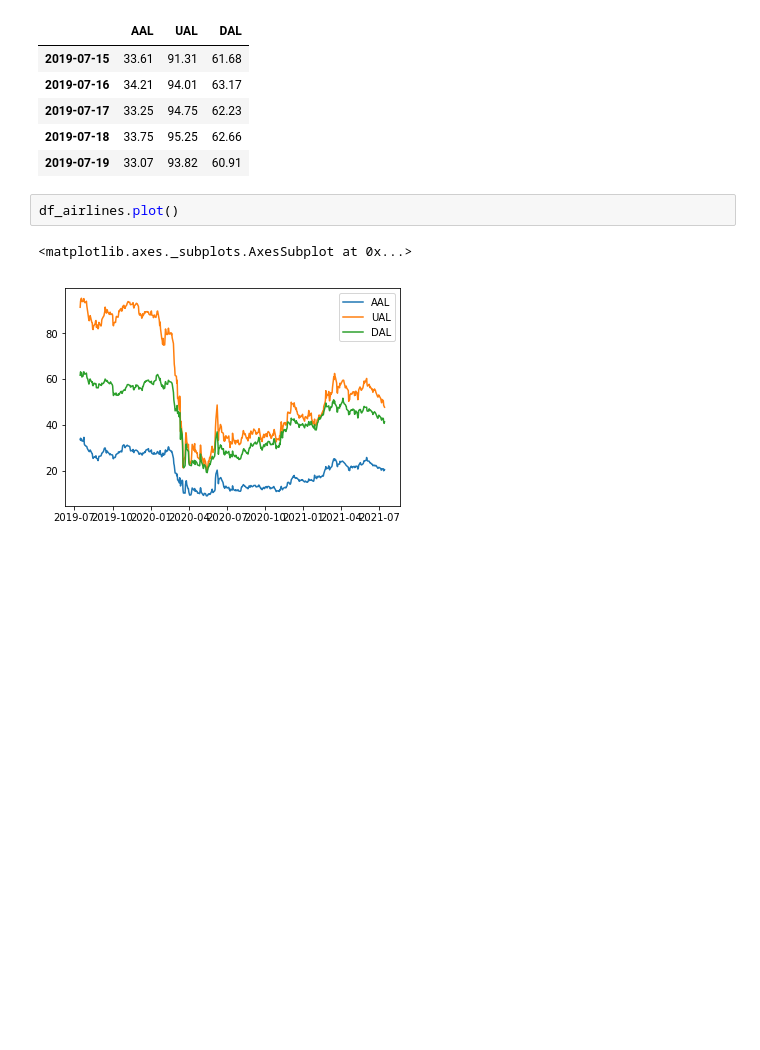
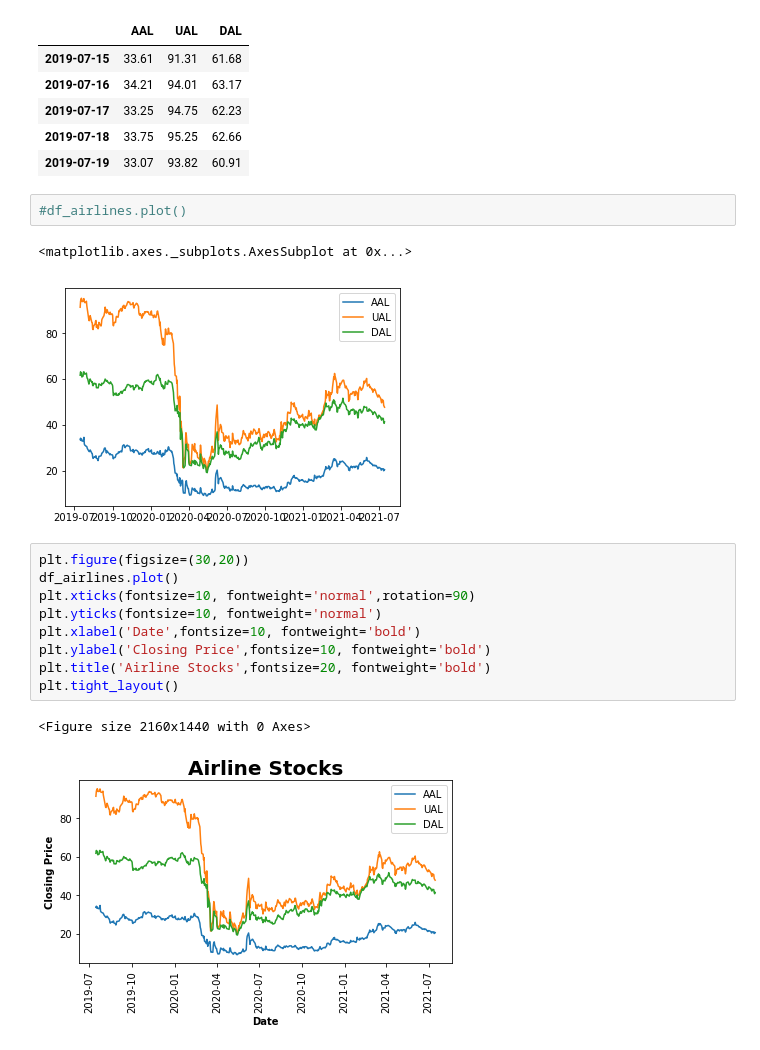
Before and after one commit to LaurenBrad/Project_1, a Jupyter notebook: data_cleansing_updated.ipynb, the cells around one changed output. Drawn from its saved outputs; the diff is of its cells as text; blank space fills up the shorter version.

Commit message:
Add files via upload
stock updates

```diff
--- a/data_cleansing_updated.ipynb
+++ b/data_cleansing_updated.ipynb
@@ -411,7 +403,19 @@ df_airlines.head()
 | 2019-07-18 | 33.75 | 95.25 | 62.66 |
 | 2019-07-19 | 33.07 | 93.82 | 60.91 |
 # %%
-df_airlines.plot()
+#df_airlines.plot()
 # %% [output]
 <matplotlib.axes._subplots.AxesSubplot at 0x...>
 [figure]
+# %%
+plt.figure(figsize=(30,20))
+df_airlines.plot()
+plt.xticks(fontsize=10, fontweight='normal',rotation=90)
+plt.yticks(fontsize=10, fontweight='normal')
+plt.xlabel('Date',fontsize=10, fontweight='bold')
+plt.ylabel('Closing Price',fontsize=10, fontweight='bold')
+plt.title('Airline Stocks',fontsize=20, fontweight='bold')
+plt.tight_layout()
+# %% [output]
+<Figure size 2160x1440 with 0 Axes>
+[figure, added]
```
Also changed, not shown: parts of 14 cells of this notebook.
